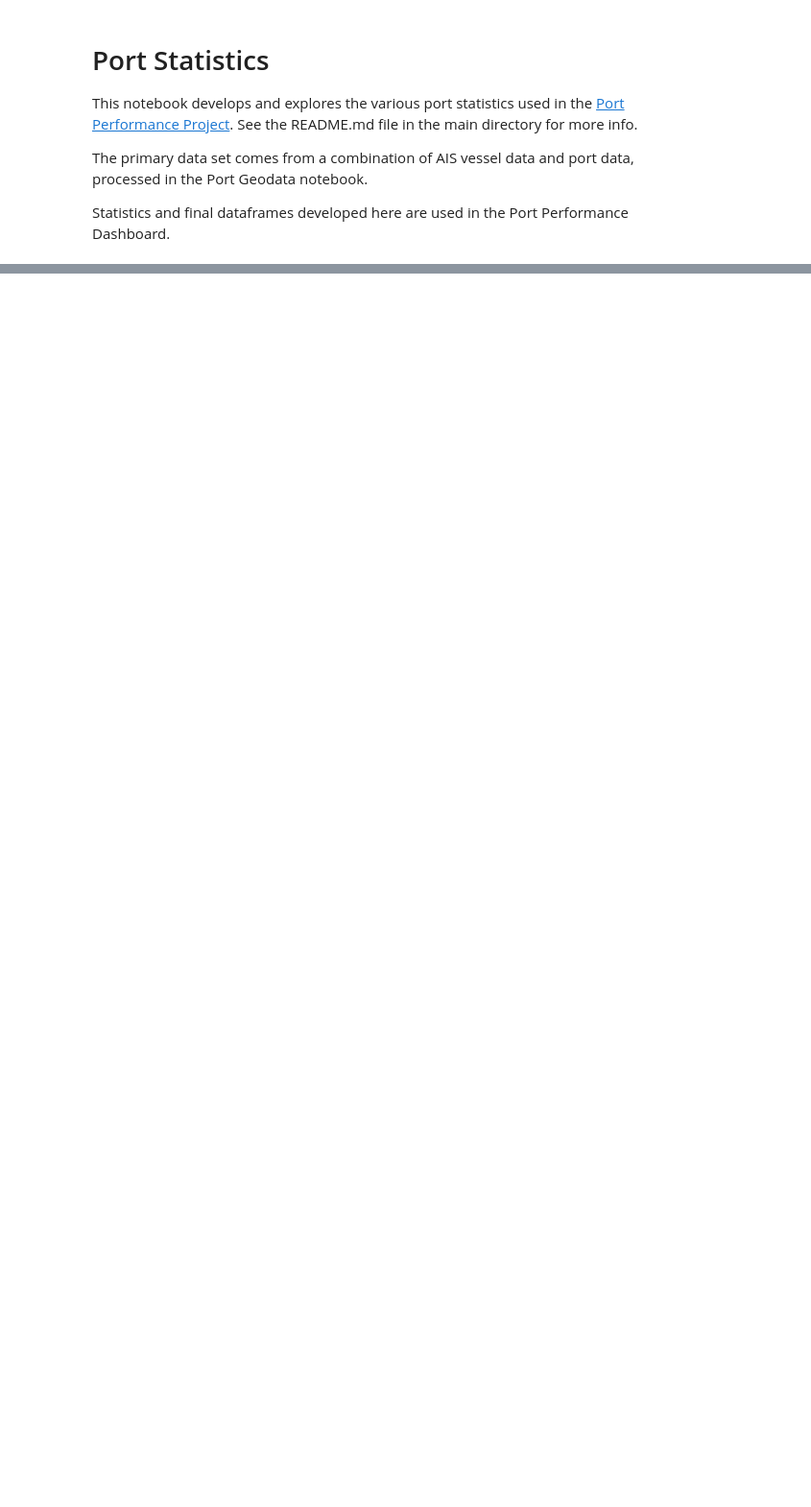
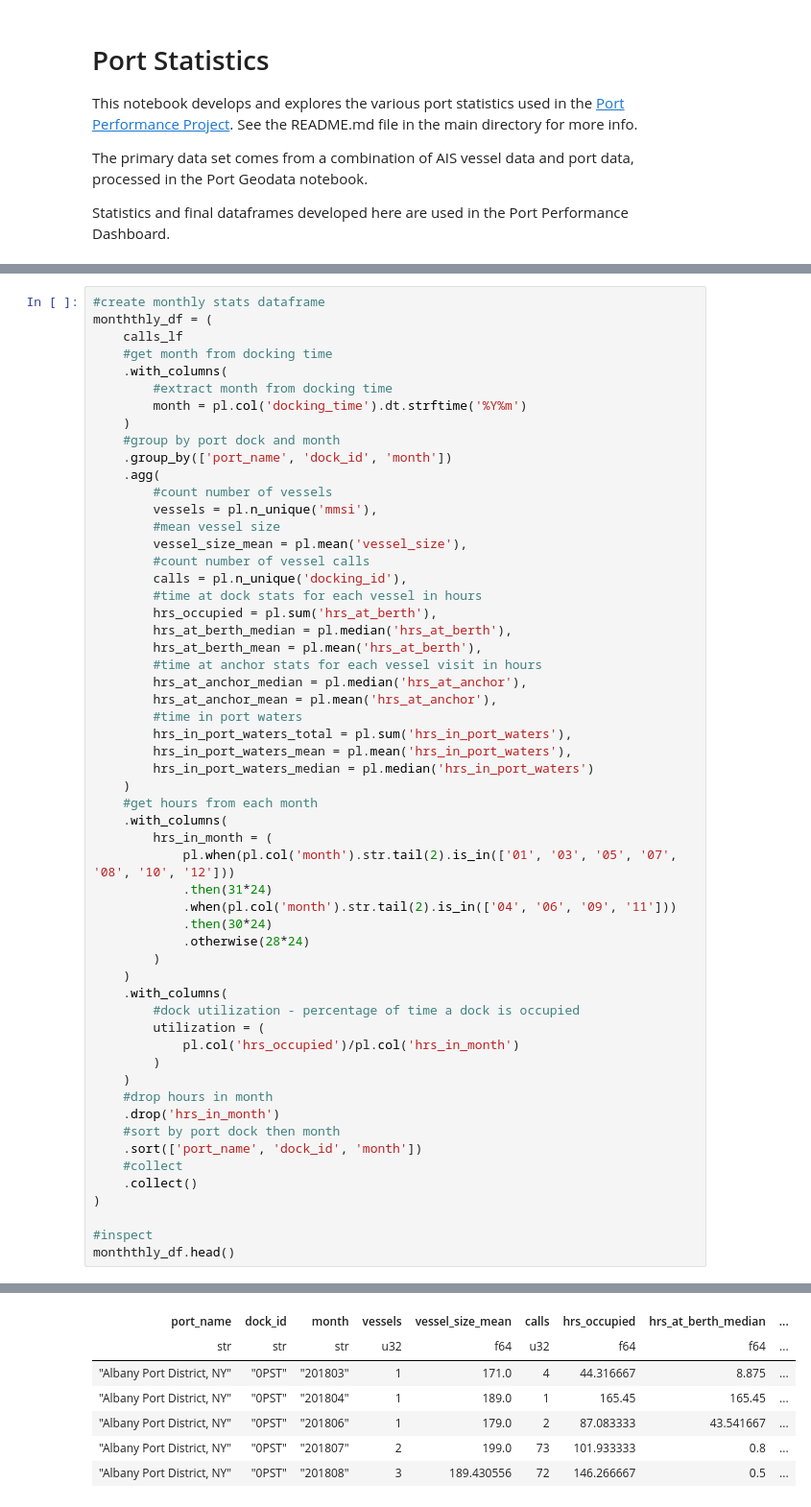
Before and after one commit to epistemetrica/Port-Performance-Project, a Jupyter notebook: port_stats.ipynb, the cells around one changed output, grey strips where cells are left out. Shown at 96% size. Saved outputs shown, nothing was run; the diff lists cells and outputs as text; blank space fills up the shorter version.

Commit message:
dev stats nb

```diff
--- a/port_stats.ipynb
+++ b/port_stats.ipynb
@@ -54,0 +135,57 @@ shape: (5, 120)
+# %%
+#create monthly stats dataframe
+monththly_df = (
+    calls_lf
+    #get month from docking time
+    .with_columns(
+        #extract month from docking time
+        month = pl.col('docking_time').dt.strftime('%Y%m')
+    )
+    #group by port dock and month
+    .group_by(['port_name', 'dock_id', 'month'])
+    .agg(
+        #count number of vessels
+        vessels = pl.n_unique('mmsi'),
+        #mean vessel size
+        vessel_size_mean = pl.mean('vessel_size'),
+        #count number of vessel calls
+        calls = pl.n_unique('docking_id'),
+        #time at dock stats for each vessel in hours
+        hrs_occupied = pl.sum('hrs_at_berth'),
+        hrs_at_berth_median = pl.median('hrs_at_berth'),
+        hrs_at_berth_mean = pl.mean('hrs_at_berth'),
+        #time at anchor stats for each vessel visit in hours
+        hrs_at_anchor_median = pl.median('hrs_at_anchor'),
+        hrs_at_anchor_mean = pl.mean('hrs_at_anchor'),
+        #time in port waters
+        hrs_in_port_waters_total = pl.sum('hrs_in_port_waters'),
+        hrs_in_port_waters_mean = pl.mean('hrs_in_port_waters'),
+        hrs_in_port_waters_median = pl.median('hrs_in_port_waters')
+    )
+    #get hours from each month
+    .with_columns(
+        hrs_in_month = (
+            pl.when(pl.col('month').str.tail(2).is_in(['01', '03', '05', '07', '08', '10', '12']))
+            .then(31*24)
+            .when(pl.col('month').str.tail(2).is_in(['04', '06', '09', '11']))
+            .then(30*24)
+            .otherwise(28*24)
+        )
+    )
+    .with_columns(
+        #dock utilization - percentage of time a dock is occupied
+        utilization = (
+            pl.col('hrs_occupied')/pl.col('hrs_in_month')
+        )
+    )
+    #drop hours in month
+    .drop('hrs_in_month')
+    #sort by port dock then month
+    .sort(['port_name', 'dock_id', 'month'])
+    #collect
+    .collect()
+)
+
+#inspect
+monththly_df.head()
+# %% [output]
@@ -55 +193,8 @@ shape: (5, 120)
+| port_name | dock_id | month | vessels | vessel_size_mean | calls | hrs_occupied | hrs_at_berth_median | ... |
+| str | str | str | u32 | f64 | u32 | f64 | f64 | ... |
+| "Albany Port District, NY" | "0PST" | "201803" | 1 | 171.0 | 4 | 44.316667 | 8.875 | ... |
+| "Albany Port District, NY" | "0PST" | "201804" | 1 | 189.0 | 1 | 165.45 | 165.45 | ... |
+| "Albany Port District, NY" | "0PST" | "201806" | 1 | 179.0 | 2 | 87.083333 | 43.541667 | ... |
+| "Albany Port District, NY" | "0PST" | "201807" | 2 | 199.0 | 73 | 101.933333 | 0.8 | ... |
+| "Albany Port District, NY" | "0PST" | "201808" | 3 | 189.430556 | 72 | 146.266667 | 0.5 | ... |
 # %%
```
Also changed, not shown: parts of 10 cells of this notebook, 2 other files.
